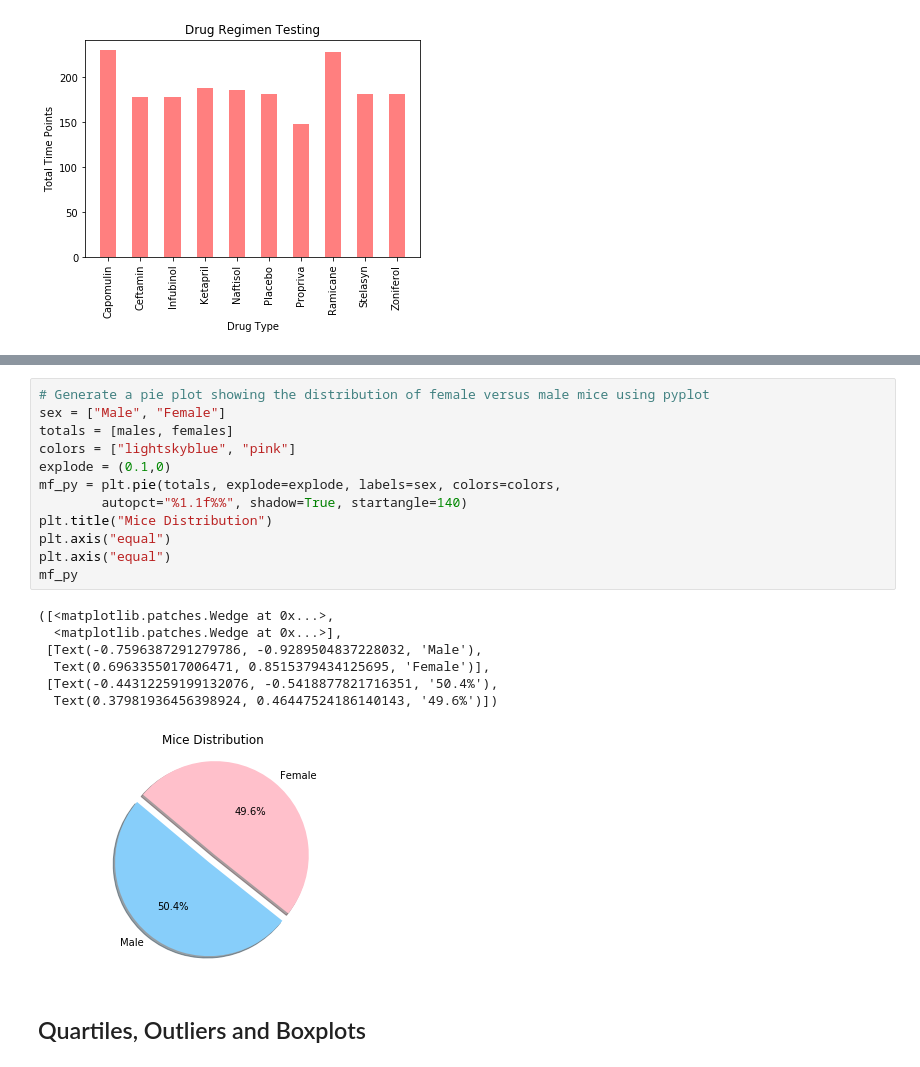
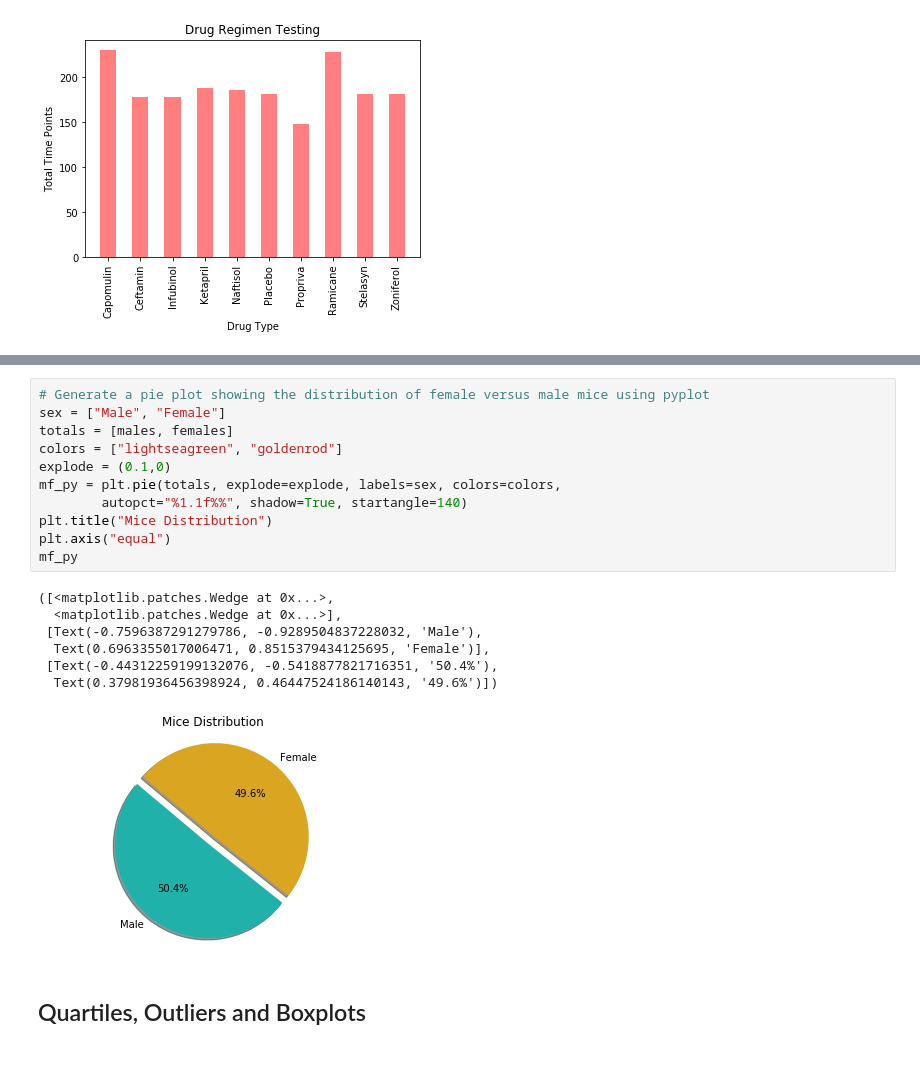
Before and after one commit to ceci-chapa/matplotlib-challenge, a Jupyter notebook: Pymaceuticals/pymaceuticals_starter.ipynb, the cells around one changed output, grey strips where cells are left out. Cells and saved outputs as stored; diff of their text form.

```diff
--- a/Pymaceuticals/pymaceuticals_starter.ipynb
+++ b/Pymaceuticals/pymaceuticals_starter.ipynb
@@ -230,23 +233,22 @@ mf_pie
 # %%
 # Generate a pie plot showing the distribution of female versus male mice using pyplot
 sex = ["Male", "Female"]
 totals = [males, females]
-colors = ["lightskyblue", "pink"]
+colors = ["lightseagreen", "goldenrod"]
 explode = (0.1,0)
 mf_py = plt.pie(totals, explode=explode, labels=sex, colors=colors,
         autopct="%1.1f%%", shadow=True, startangle=140)
 plt.title("Mice Distribution")
 plt.axis("equal")
-plt.axis("equal")
 mf_py
 # %% [output]
 ([<matplotlib.patches.Wedge at 0x...>,
   <matplotlib.patches.Wedge at 0x...>],
  [Text(-0.7596387291279786, -0.9289504837228032, 'Male'),
   Text(0.6963355017006471, 0.8515379434125695, 'Female')],
  [Text(-0.44312259199132076, -0.5418877821716351, '50.4%'),
   Text(0.37981936456398924, 0.46447524186140143, '49.6%')])
-[figure, old version]
+[figure, new version]
 # %% [markdown]
 ## Quartiles, Outliers and Boxplots
 # %%
```
Also changed, not shown: parts of 3 cells of this notebook.
